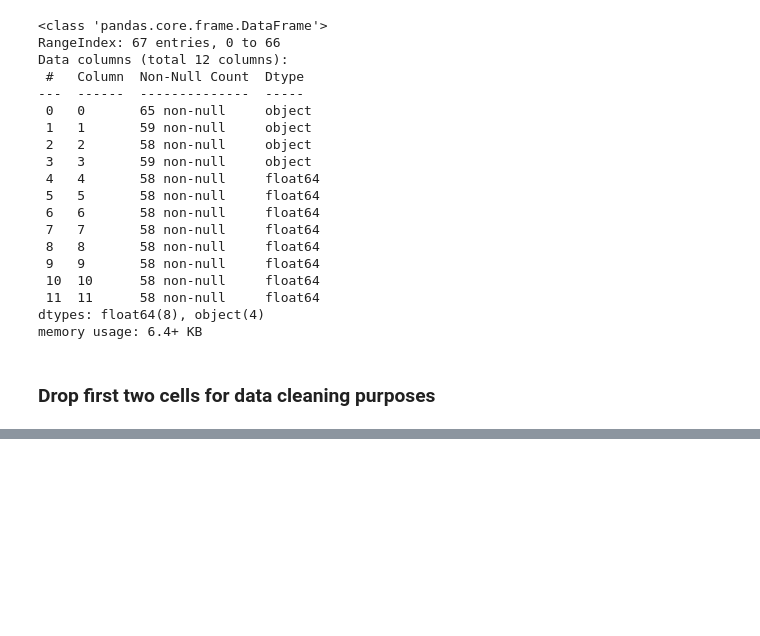
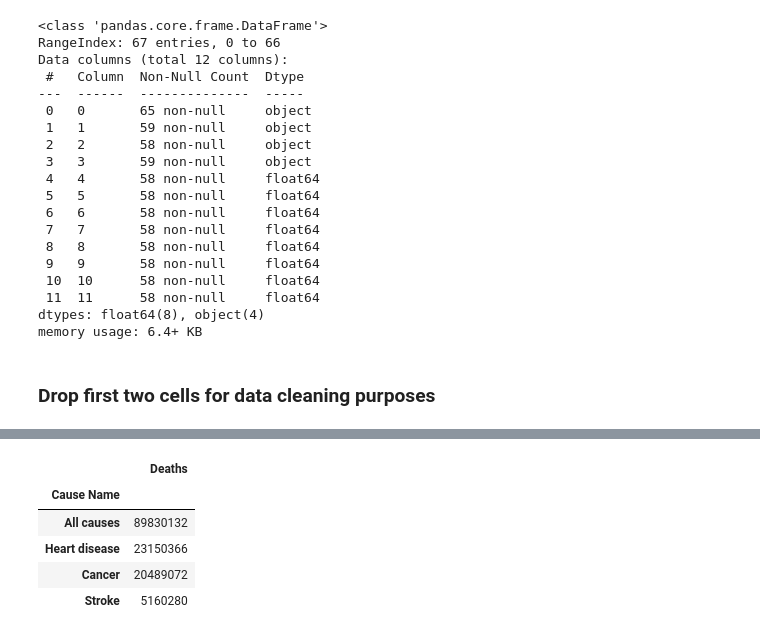
Before and after one commit to aaliu474/bana, a Jupyter notebook: BANA Assignment iteration 1.ipynb, the cells around one changed output, grey strips where cells are left out. Cells and saved outputs as stored; diff of their text form; code cells hidden in the pictures; blank space fills up the shorter version.

Commit message:
added the part for the top 4 most leading causes of deaths

```diff
--- a/BANA Assignment iteration 1.ipynb
+++ b/BANA Assignment iteration 1.ipynb
@@ -125,3 +125,75 @@ cleanDF.dropna()
 | 58 | .Wisconsin | 5686986 | 5687282 | 5690479 | 5704755.0 | 5719855.0 | 5736952.0 | 5751974.0 | 5761406.0 | ... |
 | 59 | .Wyoming | 563626 | 563773 | 564483 | 567224.0 | 576270.0 | 582123.0 | 582548.0 | 585668.0 | ... |
 | 61 | Puerto Rico | 3725789 | 3726157 | 3721525 | 3678732.0 | 3634488.0 | 3593077.0 | 3534874.0 | 3473166.0 | ... |
+# %%
+# df1
+# df1.columns
+
+# ### Get the four leading causes of Deaths
+
+## Should it be by year? should we just aggregate all deaths specific to a cause name?
+
+# ### Get the Years column sorted
+df1_sorted_by_year = df1.sort_values(by=['Year'])
+
+df1_sorted_by_year # 10296 rows
+
+# ### Get all the unique causes: 11 Unique Causes (936 each)
+df1_sorted_by_year.iloc[0:, 1].value_counts()
+"""
+All Causes                                                               936
+Alzheimer's disease (G30)                                                936
+Chronic lower respiratory diseases (J40-J47)                             936
+Nephritis, nephrotic syndrome and nephrosis (N00-N07,N17-N19,N25-N27)    936
+Malignant neoplasms (C00-C97)                                            936
+Accidents (unintentional injuries) (V01-X59,Y85-Y86)                     936
+Diabetes mellitus (E10-E14)                                              936
+Cerebrovascular diseases (I60-I69)                                       936
+Influenza and pneumonia (J09-J18)                                        936
+Intentional self-harm (suicide) (*U03,X60-X84,Y87.0)                     936
+Diseases of heart (I00-I09,I11,I13,I20-I51)                              936
+Name: 113 Cause Name, dtype: int64
+"""
+
+## Display only these three columns
+df1_causes_and_death = df1_sorted_by_year[['113 Cause Name', 'Cause Name', 'Deaths']]
+# df1_causes_and_death
+
+#####################################################################
+### The Below was used to help understand one type of cause of death
+
+## Find the unique count of the causes
+# df1_causes_and_death.iloc[0:, 1].value_counts()
+
+
+## Get the deaths for a specific cause name
+# clrd_deaths = df1_causes_and_death[df1_causes_and_death.iloc[0:,1].isin(['CLRD'])]
+# clrd_deaths
+
+## Get the cumulative count: 4869452 Deaths by CLRD
+# clrd_deaths.iloc[0:,2].agg('sum')
+#####################################################################
+
+## Use pivot table to help aggregate all the causes and summing their deaths
+total_deaths_per_causes = pd.pivot_table(df1_causes_and_death,
+                                         values='Deaths',
+                                         index=['Cause Name'],
+                                         #columns=['113 Cause Name'],
+                                         aggfunc=np.sum)
+
+#total_deaths_per_causes
+
+## Sort the pivot table in descending order
+deaths_descending = total_deaths_per_causes.sort_values(by=['Deaths'], ascending=False)
+# deaths_descending
+
+## Display the top 4
+top_4_deaths = deaths_descending.iloc[0:4]
+top_4_deaths
+# %% [output]
+|  | Deaths |
+| Cause Name |  |
+| All causes | 89830132 |
+| Heart disease | 23150366 |
+| Cancer | 20489072 |
+| Stroke | 5160280 |
```
Also changed, not shown: 1 other file.
